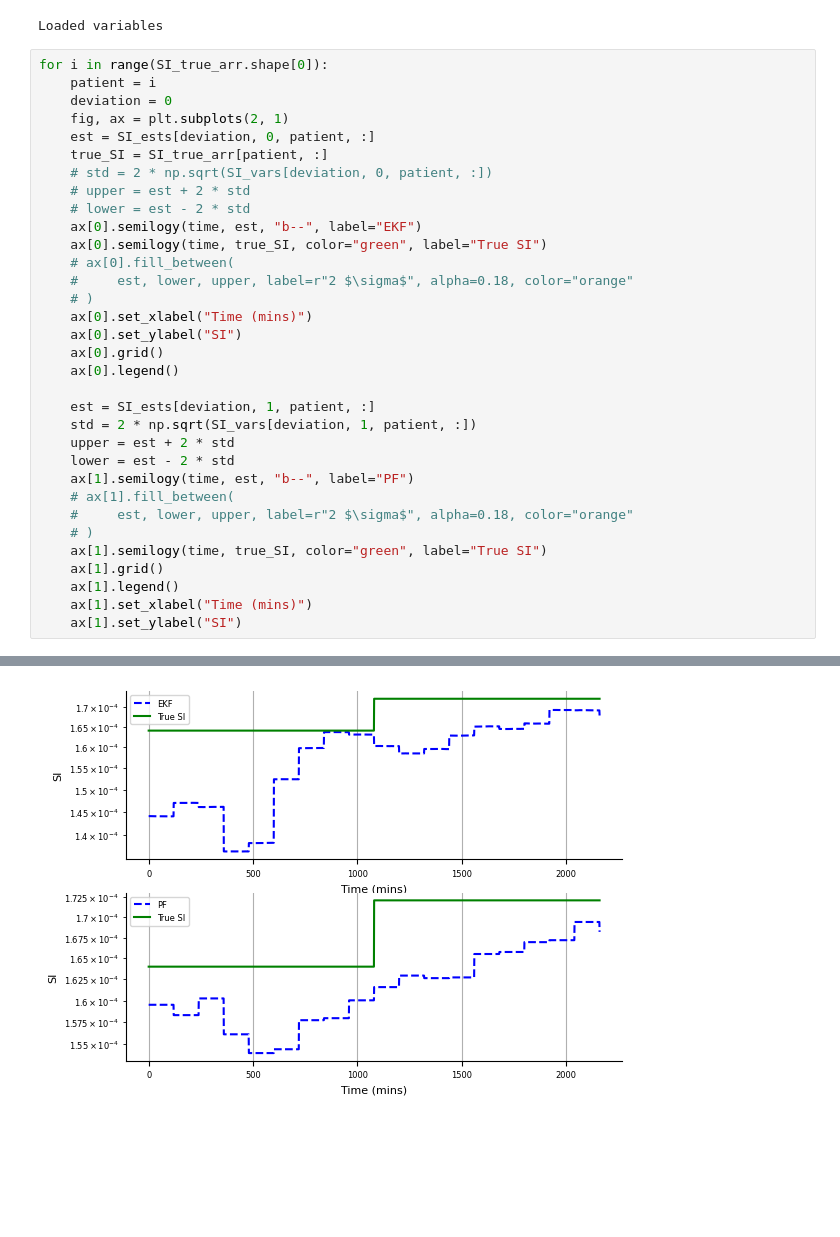
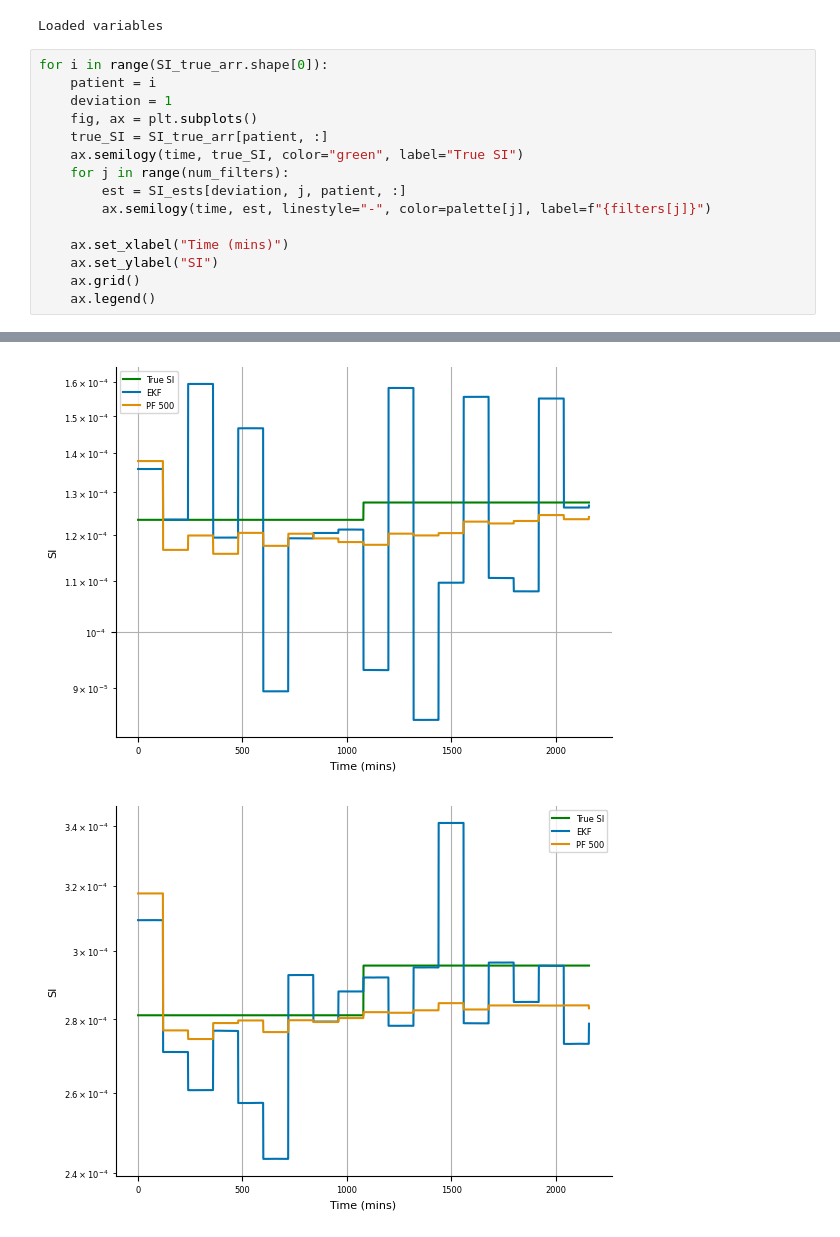
Before and after one commit to mlmulv/Thesis-Code, a Jupyter notebook: notebooks/04_Parameter_Estimation.ipynb, the cells around one changed output, grey strips where cells are left out. Saved outputs shown, nothing was run; the diff lists cells and outputs as text; blank space fills up the shorter version.

```diff
--- a/notebooks/04_Parameter_Estimation.ipynb
+++ b/notebooks/04_Parameter_Estimation.ipynb
@@ -154,34 +135,16 @@ Loaded variables
 # %%
 for i in range(SI_true_arr.shape[0]):
     patient = i
-    deviation = 0
-    fig, ax = plt.subplots(2, 1)
-    est = SI_ests[deviation, 0, patient, :]
+    deviation = 1
+    fig, ax = plt.subplots()
     true_SI = SI_true_arr[patient, :]
-    # std = 2 * np.sqrt(SI_vars[deviation, 0, patient, :])
-    # upper = est + 2 * std
-    # lower = est - 2 * std
-    ax[0].semilogy(time, est, "b--", label="EKF")
-    ax[0].semilogy(time, true_SI, color="green", label="True SI")
-    # ax[0].fill_between(
-    #     est, lower, upper, label=r"2 $\sigma$", alpha=0.18, color="orange"
-    # )
-    ax[0].set_xlabel("Time (mins)")
-    ax[0].set_ylabel("SI")
-    ax[0].grid()
-    ax[0].legend()
+    ax.semilogy(time, true_SI, color="green", label="True SI")
+    for j in range(num_filters):
+        est = SI_ests[deviation, j, patient, :]
+        ax.semilogy(time, est, linestyle="-", color=palette[j], label=f"{filters[j]}")
 
-    est = SI_ests[deviation, 1, patient, :]
-    std = 2 * np.sqrt(SI_vars[deviation, 1, patient, :])
-    upper = est + 2 * std
-    lower = est - 2 * std
-    ax[1].semilogy(time, est, "b--", label="PF")
-    # ax[1].fill_between(
-    #     est, lower, upper, label=r"2 $\sigma$", alpha=0.18, color="orange"
-    # )
-    ax[1].semilogy(time, true_SI, color="green", label="True SI")
-    ax[1].grid()
-    ax[1].legend()
-    ax[1].set_xlabel("Time (mins)")
-    ax[1].set_ylabel("SI")
+    ax.set_xlabel("Time (mins)")
+    ax.set_ylabel("SI")
+    ax.grid()
+    ax.legend()
 # %% [output]
@@ -192 +155,2 @@ for i in range(SI_true_arr.shape[0]):
-[figure, old version]
+[figure, new version]
+[figure, added]
```
Also changed, not shown: parts of 5 cells of this notebook, 7 other files.
